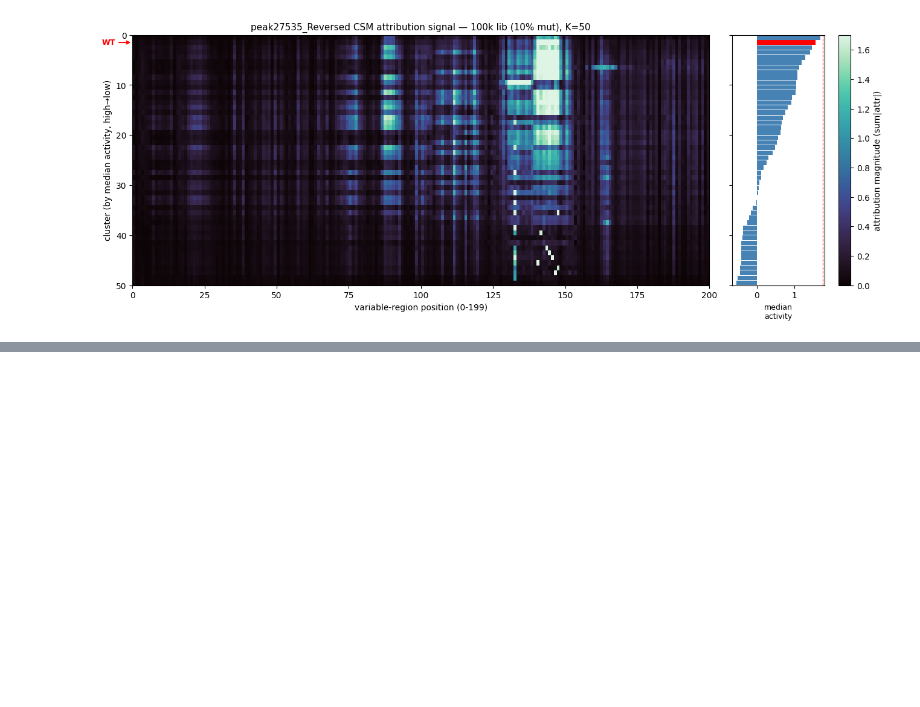
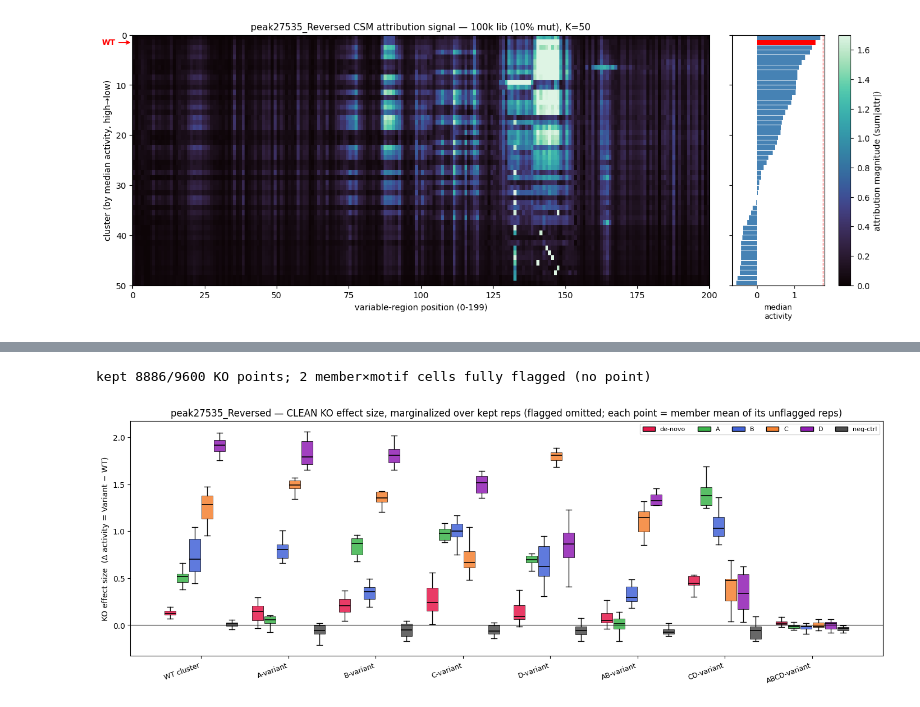
Before and after one commit to pabmantilla/SEAM_validate, a Jupyter notebook: cluster_assess/scripts/lof_capture/peak27535_Reversed_csm_entropy.ipynb, the cells around one changed output, grey strips where cells are left out. Cells and saved outputs as stored; diff of their text form; code cells hidden in the pictures; blank space fills up the shorter version.

```diff
--- a/cluster_assess/scripts/lof_capture/peak27535_Reversed_csm_entropy.ipynb
+++ b/cluster_assess/scripts/lof_capture/peak27535_Reversed_csm_entropy.ipynb
@@ -635,0 +745,73 @@ plt.show()
+# %%
+# CLEAN + MARGINALIZED KO effect size: the flag-filtered plot above, then averaged
+# over each member's KEPT reps. Each point = orig − mean(KO over that member's UNFLAGGED
+# reps); the count kept per member varies (flagged reps removed), and a member with ALL
+# reps of a motif flagged contributes no point. Box = distribution over members.
+import numpy as np, csv, matplotlib.pyplot as plt
+from matplotlib.patches import Patch
+from pathlib import Path
+
+KO = np.load(Path("/grid/koo/home/pmantill/projects/SEAM_validate/cluster_assess/scripts/"
+                  "lof_capture/agft_inference/motif_ko_peak27.npz"), allow_pickle=True)
+clusters  = KO["clusters"]; orig_pred = KO["orig_pred"]; ko_pred = KO["ko_pred"]   # (80,),(80,),(80,6,20)
+mot_labels = [str(m) for m in KO["motif_labels"]]              # de-novo, A, B, C, D, neg-ctrl
+units = [str(u) for u in KO["units"]]
+clus_s = np.array([str(c) for c in clusters])
+n_mem, n_mot, n_rep = ko_pred.shape
+u_idx = {u: i for i, u in enumerate(units)}
+m_idx = {m: j for j, m in enumerate(mot_labels)}
+
+# same keep-mask as the clean cell
+keep = np.ones((n_mem, n_mot, n_rep), bool)
+FLAGS = Path("/grid/koo/home/pmantill/projects/situate/data/seam/delete_flags.csv")
+if FLAGS.exists():
+    for r in csv.DictReader(open(FLAGS)):
+        mi = u_idx.get(r.get("member_unit", ""))
+        if mi is None:
+            continue
+        mot, rep = r.get("motif", ""), r.get("rep", "")
+        if mot and rep != "":
+            j = m_idx.get(mot)
+            if j is not None:
+                keep[mi, j, int(rep)] = False
+        else:
+            keep[mi, :, :] = False
+print(f"kept {keep.sum()}/{keep.size} KO points; "
+      f"{(keep.sum(axis=2) == 0).sum()} member×motif cells fully flagged (no point)")
+
+order   = ["row01", "row07", "row04", "row11", "row09", "row20", "row16", "row49"]
+xlabels = ["WT cluster", "A-variant", "B-variant", "C-variant",
+           "D-variant", "AB-variant", "CD-variant", "ABCD-variant"]
+cols = ["#e6194B", "#3cb44b", "#4363d8", "#f58231", "#911eb4", "#4d4d4d"]   # de-novo,A,B,C,D,neg-ctrl
+x = np.arange(len(order)); w = 0.85 / len(mot_labels)
+
+data, positions, box_cols = [], [], []
+for i, c in enumerate(order):
+    mem = np.flatnonzero(clus_s == c)
+    for j in range(len(mot_labels)):
+        vals = []
+        for mi in mem:
+            kr = keep[mi, j, :]                                 # this member's kept reps
+            if kr.any():
+                vals.append(orig_pred[mi] - ko_pred[mi, j, kr].mean())   # mean over kept reps
+        data.append(np.array(vals) if vals else np.array([np.nan]))
+        positions.append(x[i] + (j - (len(mot_labels) - 1) / 2) * w)
+        box_cols.append(cols[j])
+
+fig, ax = plt.subplots(figsize=(14, 5), constrained_layout=True)
+bp = ax.boxplot(data, positions=positions, widths=w * 0.9, patch_artist=True,
+                showfliers=False, manage_ticks=False,
+                medianprops=dict(color="black", lw=1.2))
+for patch, c in zip(bp["boxes"], box_cols):
+    patch.set_facecolor(c); patch.set_alpha(0.85); patch.set_edgecolor("black"); patch.set_linewidth(0.6)
+ax.axhline(0, color="k", lw=0.8)
+ax.set_xticks(x); ax.set_xticklabels(xlabels, rotation=20, ha="right", fontsize=9)
+ax.set_ylabel("KO effect size  (Δ activity = Variant − WT)")
+ax.set_title("peak27535_Reversed — CLEAN KO effect size, marginalized over kept reps "
+             "(flagged omitted; each point = member mean of its unflagged reps)")
+ax.legend(handles=[Patch(facecolor=cols[j], edgecolor="black", label=mot_labels[j])
+                   for j in range(len(mot_labels))], ncol=6, fontsize=8, loc="best")
+plt.show()
+# %% [output]
+kept 8886/9600 KO points; 2 member×motif cells fully flagged (no point)
+[figure, added]
```
Also changed, not shown: parts of 18 cells of this notebook.
